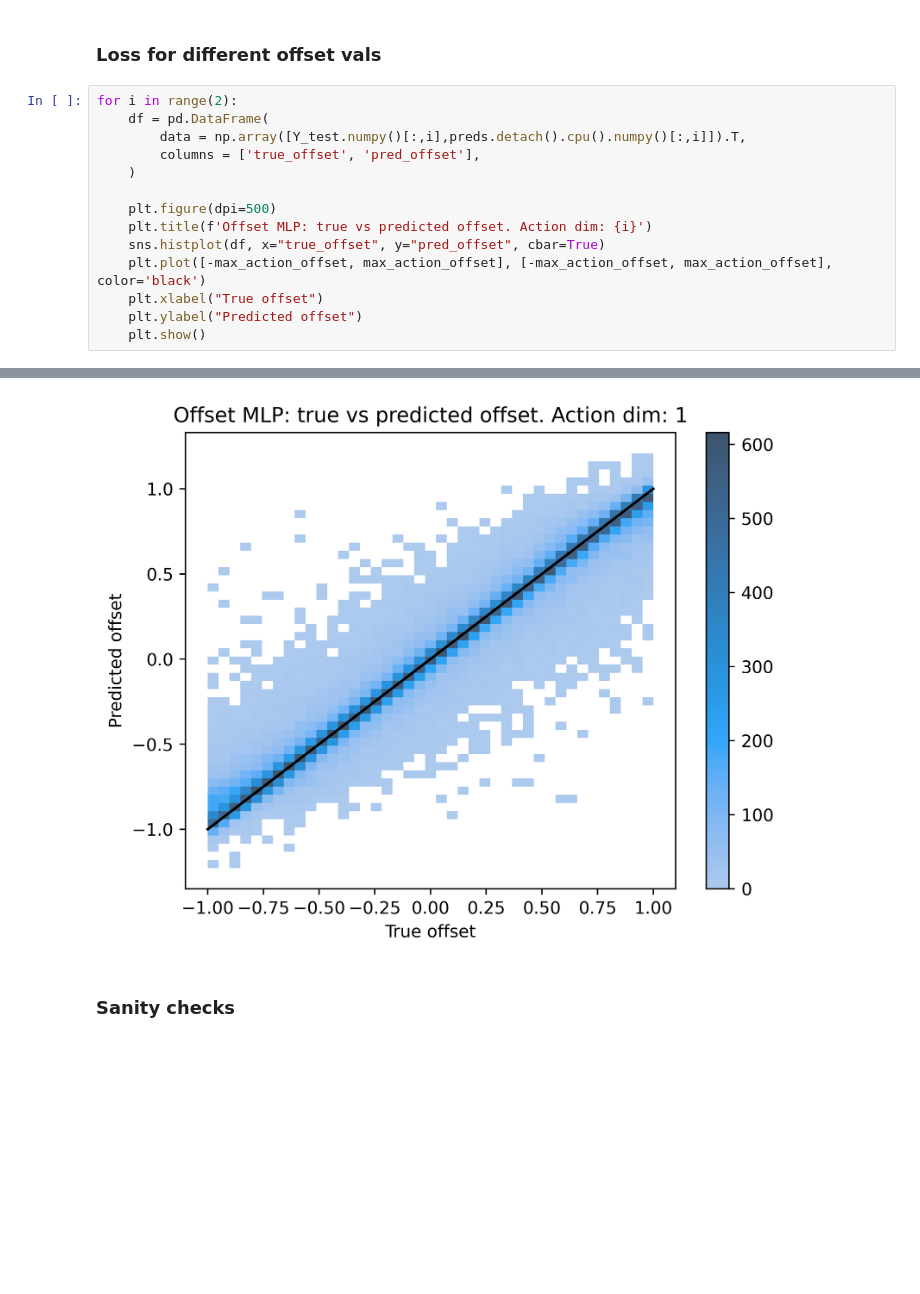
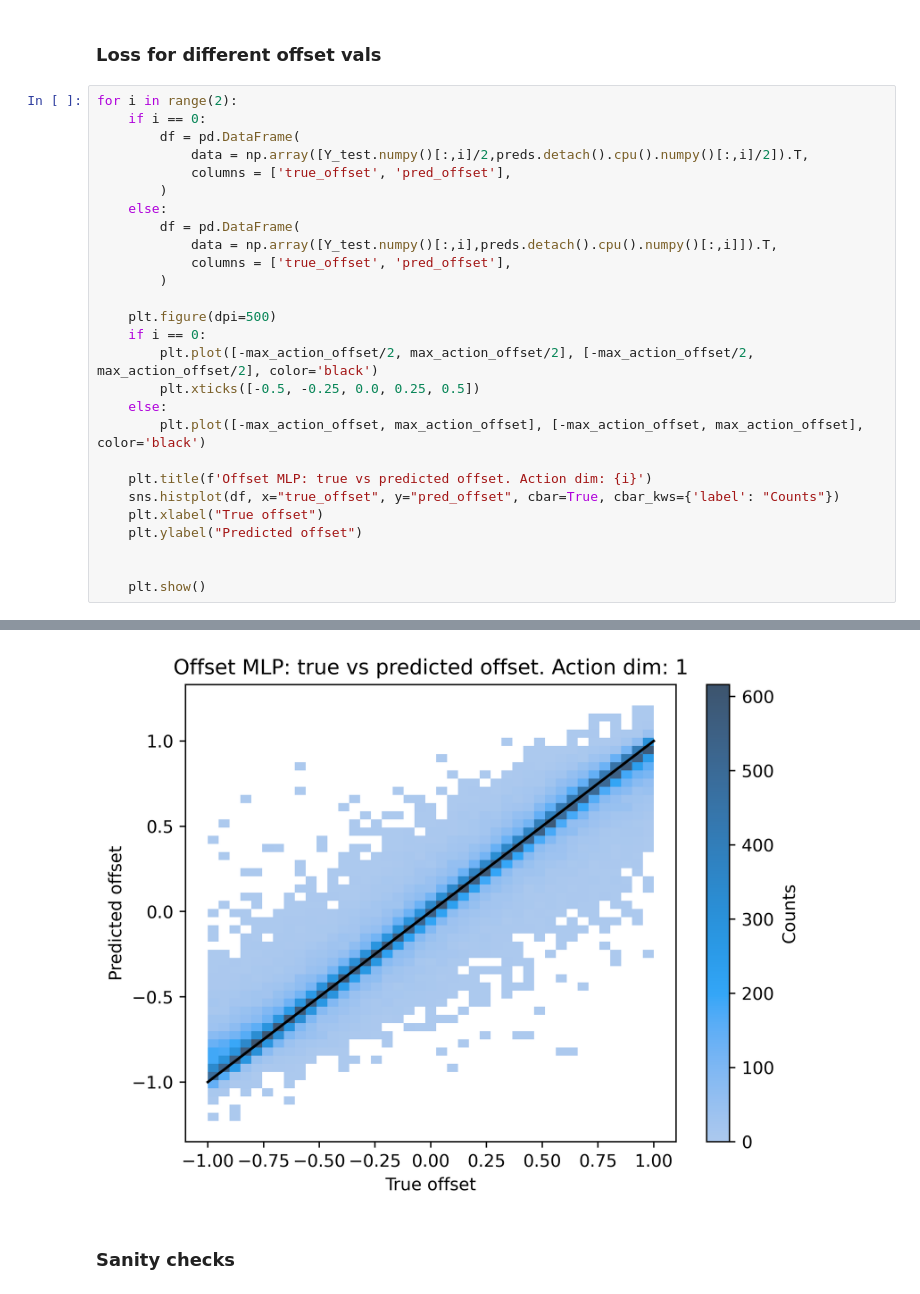
Before and after one commit to RobathanH/meta_lunar_lander, a Jupyter notebook: notebooks/train_sas_to_offset_mlp_no_deadzone.ipynb, the cells around one changed output, grey strips where cells are left out. Cells and saved outputs as stored; diff of their text form; blank space fills up the shorter version.

Commit message:
final figures

```diff
--- a/notebooks/train_sas_to_offset_mlp_no_deadzone.ipynb
+++ b/notebooks/train_sas_to_offset_mlp_no_deadzone.ipynb
@@ -285,16 +285,29 @@ plt.show()
 ### Loss for different offset vals
 # %%
 for i in range(2):
-    df = pd.DataFrame(
-        data = np.array([Y_test.numpy()[:,i],preds.detach().cpu().numpy()[:,i]]).T,
-        columns = ['true_offset', 'pred_offset'],
-    )
+    if i == 0:
+        df = pd.DataFrame(
+            data = np.array([Y_test.numpy()[:,i]/2,preds.detach().cpu().numpy()[:,i]/2]).T,
+            columns = ['true_offset', 'pred_offset'],
+        )
+    else:
+        df = pd.DataFrame(
+            data = np.array([Y_test.numpy()[:,i],preds.detach().cpu().numpy()[:,i]]).T,
+            columns = ['true_offset', 'pred_offset'],
+        )
 
     plt.figure(dpi=500)
+    if i == 0:
+        plt.plot([-max_action_offset/2, max_action_offset/2], [-max_action_offset/2, max_action_offset/2], color='black')
+        plt.xticks([-0.5, -0.25, 0.0, 0.25, 0.5])
+    else:
+        plt.plot([-max_action_offset, max_action_offset], [-max_action_offset, max_action_offset], color='black')
+
     plt.title(f'Offset MLP: true vs predicted offset. Action dim: {i}')
-    sns.histplot(df, x="true_offset", y="pred_offset", cbar=True)
-    plt.plot([-max_action_offset, max_action_offset], [-max_action_offset, max_action_offset], color='black')
+    sns.histplot(df, x="true_offset", y="pred_offset", cbar=True, cbar_kws={'label': "Counts"})
     plt.xlabel("True offset")
     plt.ylabel("Predicted offset")
+
+
     plt.show()
 # %% [output]
@@ -302,4 +315,4 @@ for i in range(2):
-[figure, old version]
+[figure, new version]
 # %% [markdown]
 ### Sanity checks
 # %%
```
Also changed, not shown: parts of 1 cell of this notebook, 2 other files.
